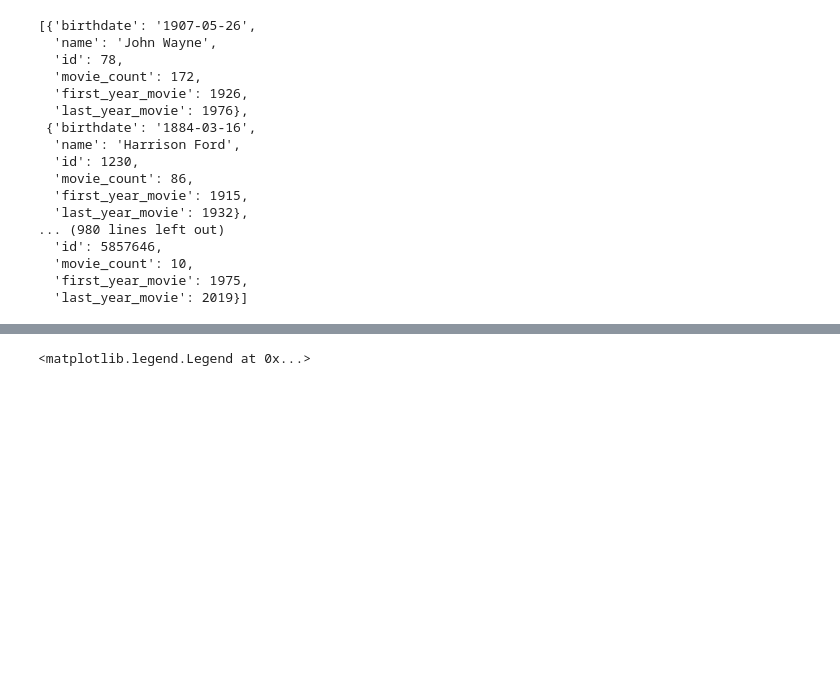
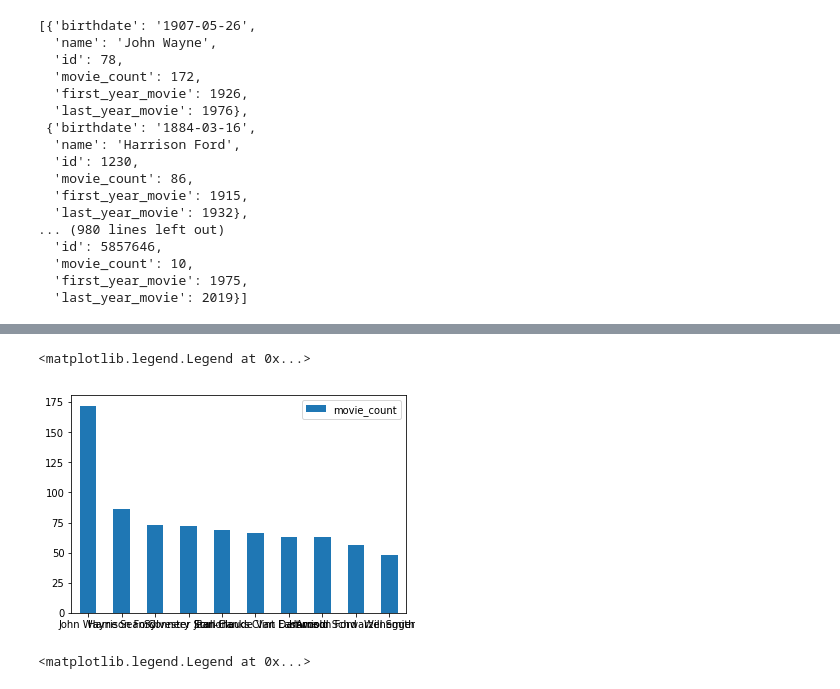
Before and after one commit to valentinegrand/REACT, a Jupyter notebook: NotebookClientRestApiMovie.ipynb, the cells around one changed output, grey strips where cells are left out. Cells and saved outputs as stored; diff of their text form; code cells hidden in the pictures; blank space fills up the shorter version.

```diff
--- a/NotebookClientRestApiMovie.ipynb
+++ b/NotebookClientRestApiMovie.ipynb
@@ -524,0 +541,3 @@ dfStatsStar10
+# %%
+MovieCount = dfStatsStar10.loc[:,['name', 'movie_count']]
+MovieCount
@@ -525,3 +556,11 @@ dfStatsStar10
+# %%
+labels = MovieCount.name
+plot = MovieCount.plot.bar(rot=0)
+plot.set_xticklabels(labels)
+plot.legend()
+# %% [output]
+<matplotlib.legend.Legend at 0x...>
+[figure, added]
 # %%
 first_year = dfStatsStar10.loc[:,['name', 'first_year_movie']]
 last_year = dfStatsStar10.loc[:,['name', 'last_year_movie']]
```
Also changed, not shown: parts of 3 cells of this notebook.
